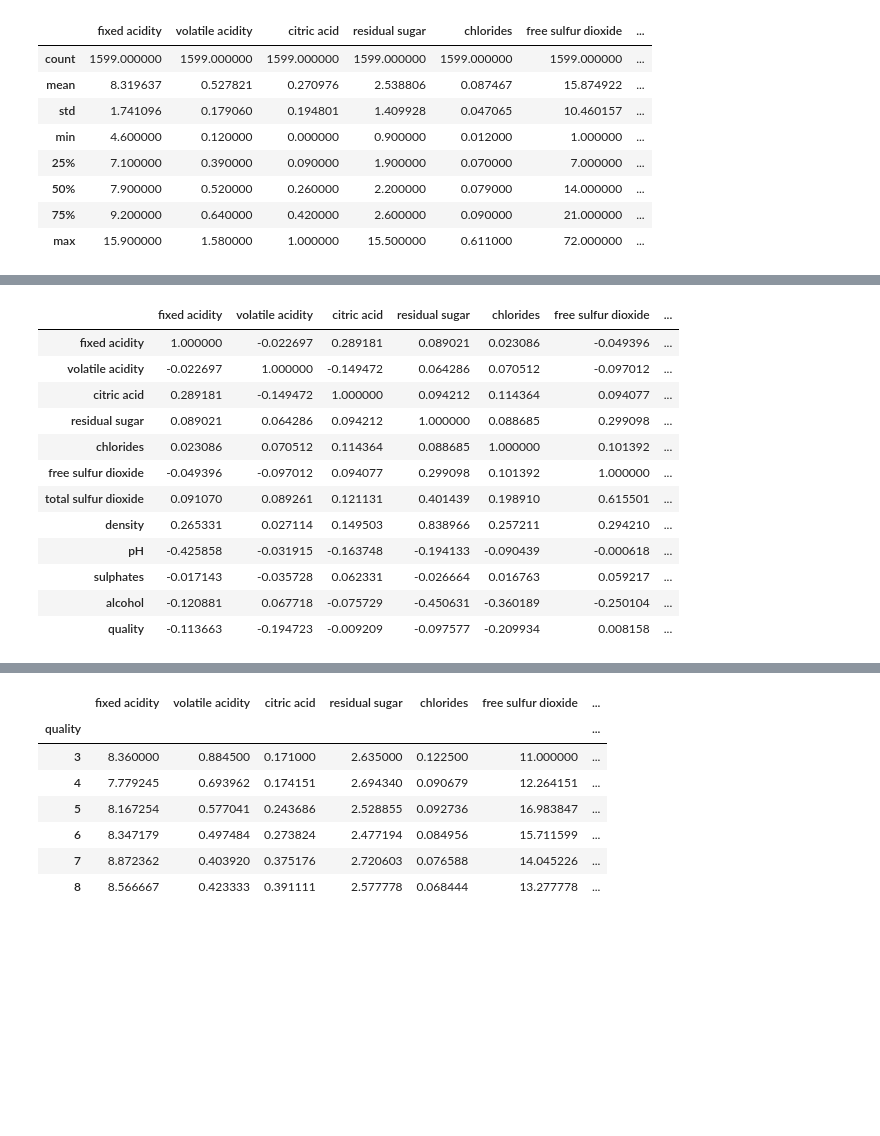
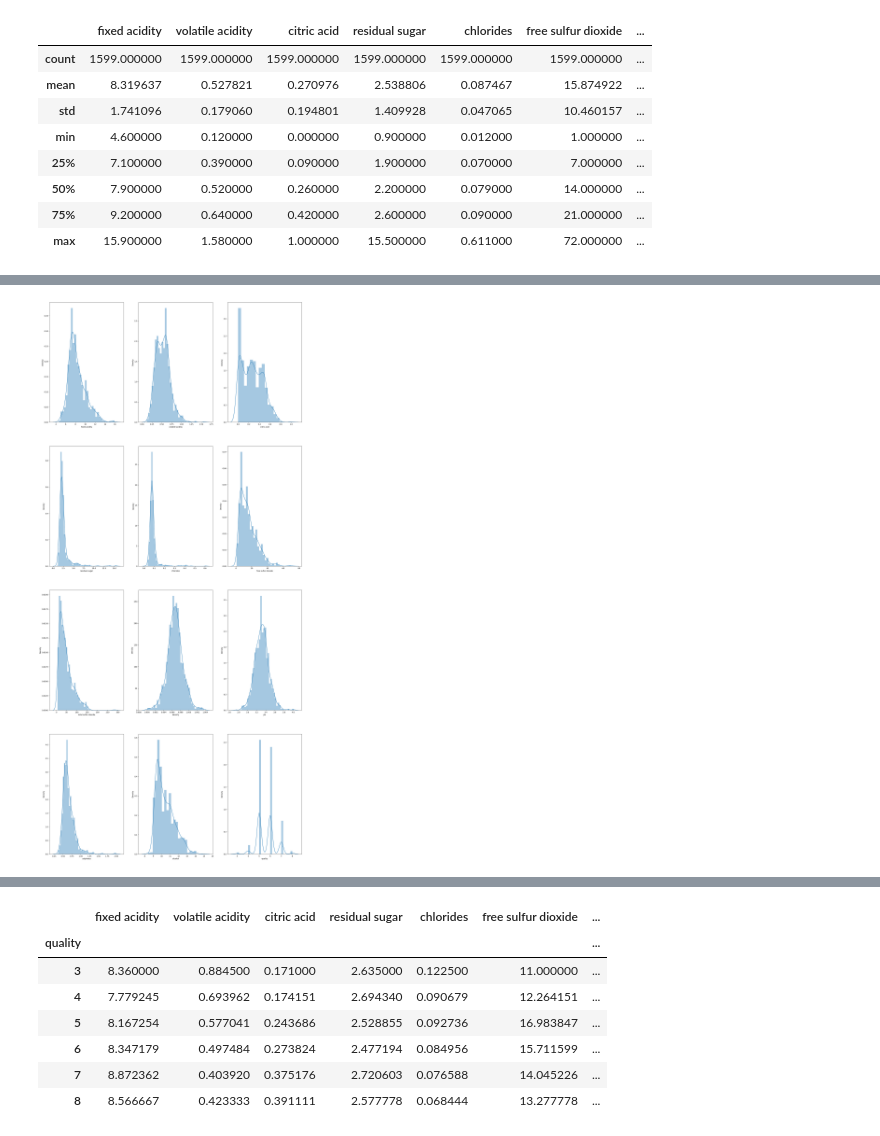
Before and after one commit to SALEMALIOKULLO/wine-quality-project-4, a Jupyter notebook: wine_quality_other_class.ipynb, the cells around one changed output, grey strips where cells are left out. Drawn from its saved outputs; the diff is of its cells as text; code cells hidden in the pictures; blank space fills up the shorter version.

```diff
--- a/wine_quality_other_class.ipynb
+++ b/wine_quality_other_class.ipynb
@@ -65,3 +147,7 @@ red_wine_df.describe()
 | 50% | 7.900000 | 0.520000 | 0.260000 | 2.200000 | 0.079000 | 14.000000 | ... |
 | 75% | 9.200000 | 0.640000 | 0.420000 | 2.600000 | 0.090000 | 21.000000 | ... |
 | max | 15.900000 | 1.580000 | 1.000000 | 15.500000 | 0.611000 | 72.000000 | ... |
+# %%
+# Plotting columns of reds
+col_name = list(red_wine_df.columns)
+col_name
@@ -68,17 +167,9 @@ red_wine_df.describe()
 # %%
-red_wine_df.corr()
-white_wine_df.corr()
+# Univariate Analysis, Histogram Charts
+plt.figure(figsize = (25,55))
+for i in range(1, len(col_name)+1):
+    plt.subplot(4, 3, i)
+    sns.distplot(red_wine_df[col_name[i-1]])
+plt.show()
 # %% [output]
-|  | fixed acidity | volatile acidity | citric acid | residual sugar | chlorides | free sulfur dioxide | ... |
-| fixed acidity | 1.000000 | -0.022697 | 0.289181 | 0.089021 | 0.023086 | -0.049396 | ... |
-| volatile acidity | -0.022697 | 1.000000 | -0.149472 | 0.064286 | 0.070512 | -0.097012 | ... |
-| citric acid | 0.289181 | -0.149472 | 1.000000 | 0.094212 | 0.114364 | 0.094077 | ... |
-| residual sugar | 0.089021 | 0.064286 | 0.094212 | 1.000000 | 0.088685 | 0.299098 | ... |
-| chlorides | 0.023086 | 0.070512 | 0.114364 | 0.088685 | 1.000000 | 0.101392 | ... |
-| free sulfur dioxide | -0.049396 | -0.097012 | 0.094077 | 0.299098 | 0.101392 | 1.000000 | ... |
-| total sulfur dioxide | 0.091070 | 0.089261 | 0.121131 | 0.401439 | 0.198910 | 0.615501 | ... |
-| density | 0.265331 | 0.027114 | 0.149503 | 0.838966 | 0.257211 | 0.294210 | ... |
-| pH | -0.425858 | -0.031915 | -0.163748 | -0.194133 | -0.090439 | -0.000618 | ... |
-| sulphates | -0.017143 | -0.035728 | 0.062331 | -0.026664 | 0.016763 | 0.059217 | ... |
-| alcohol | -0.120881 | 0.067718 | -0.075729 | -0.450631 | -0.360189 | -0.250104 | ... |
-| quality | -0.113663 | -0.194723 | -0.009209 | -0.097577 | -0.209934 | 0.008158 | ... |
+[figure, added]
```
Also changed, not shown: parts of 16 cells of this notebook.
